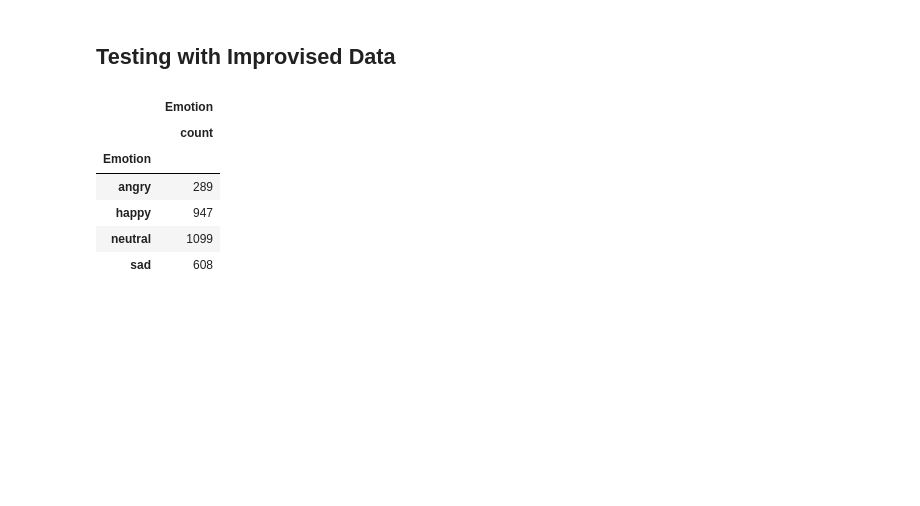
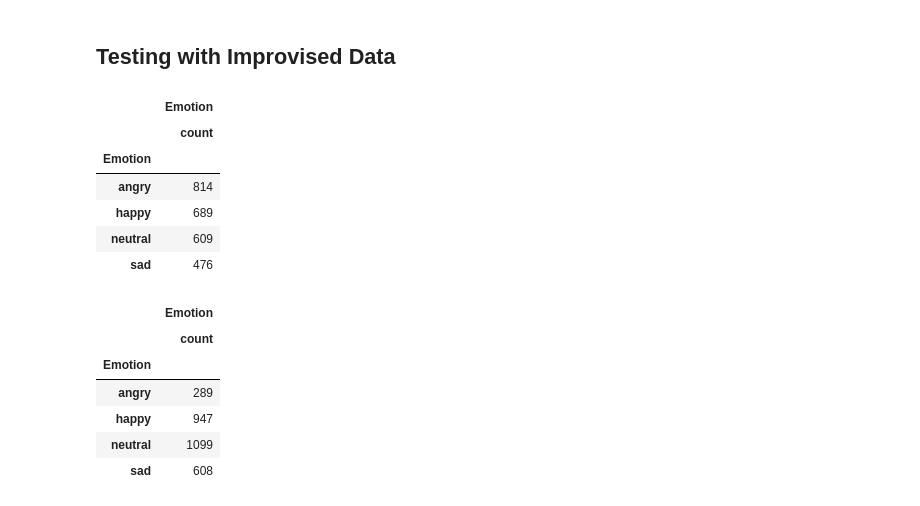
Before and after one commit to MarioCSilva/Speech_Emotion_Recognition_Thesis, a Jupyter notebook: iemocap/data/2_models_study.ipynb, the cells around one changed output. Saved outputs shown, nothing was run; the diff lists cells and outputs as text; code cells hidden in the pictures; blank space fills up the shorter version.

```diff
--- a/iemocap/data/2_models_study.ipynb
+++ b/iemocap/data/2_models_study.ipynb
@@ -129,4 +130,14 @@ plt.show()
 [figure]
 # %% [markdown]
 ## Testing with Improvised Data
+# %%
+df_soa[df_soa['Interaction'] == 'scripted'].groupby(['Emotion']).agg({'Emotion': ['count']})
+# %% [output]
+|  | Emotion |
+|  | count |
+| Emotion |  |
+| angry | 814 |
+| happy | 689 |
+| neutral | 609 |
+| sad | 476 |
 # %%
```
Also changed, not shown: parts of 12 cells of this notebook.
